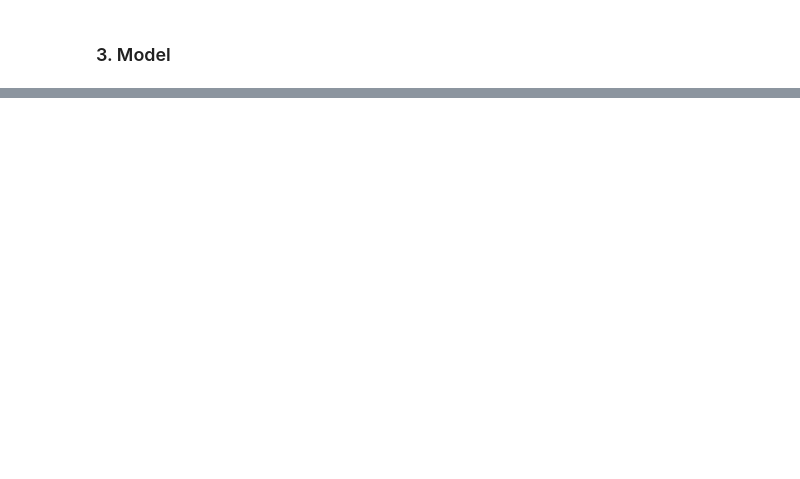
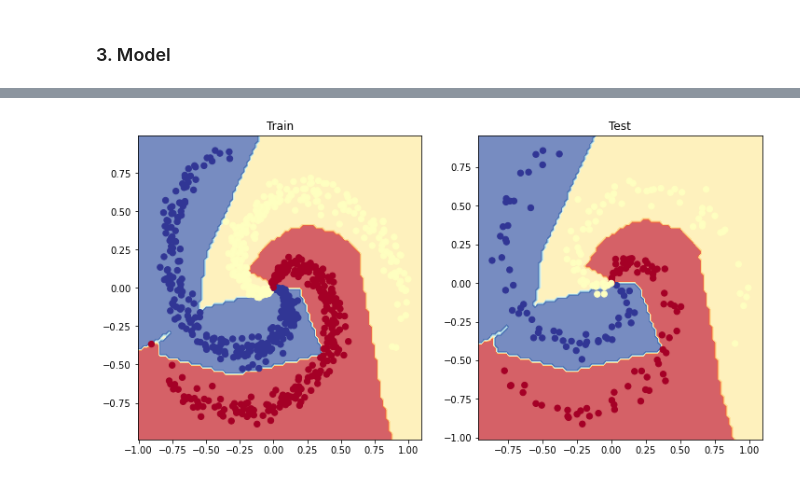
Before and after one commit to Harshnad/Miscellaneous_Tasks, a Jupyter notebook: Classification/Multiclass/Spirals_data.ipynb, the cells around one changed output, grey strips where cells are left out. Drawn from its saved outputs; the diff is of its cells as text; code cells hidden in the pictures; blank space fills up the shorter version.

Commit message:
Updated Spirals_data

```diff
--- a/Classification/Multiclass/Spirals_data.ipynb
+++ b/Classification/Multiclass/Spirals_data.ipynb
@@ -52,4 +52,4 @@ X.shape, y.shape
 ### 2. Tensor and train rest split
 # %%
 X = torch.from_numpy(X).type(torch.float)
-y = torch.from_numpy(y).type(torch.float)
+y = torch.from_numpy(y).type(torch.LongTensor)
@@ -75,0 +69,19 @@ class SpiralModel(nn.Module):
+# %%
+NUM_CLASSES = 3
+NUM_FEATURES = 2
+# %%
+class SpiralModel(nn.Module):
+    def __init__(self, input_features, output_features, hidden_units=8) -> None:
+        super().__init__()
+        self.seq = nn.Sequential(
+            nn.Linear(in_features=input_features, out_features=hidden_units),
+            nn.ReLU(), # <- does our dataset require non-linear layers? (try uncommenting and see if the results change)
+            nn.Linear(in_features=hidden_units, out_features=hidden_units),
+            nn.ReLU(), # <- does our dataset require non-linear layers? (try uncommenting and see if the results change)
+            nn.Linear(in_features=hidden_units, out_features=output_features)
+        )
+
+    def forward(self, x):
+        return self.seq(x)
+model = SpiralModel(NUM_FEATURES, NUM_CLASSES).to(device)
+model
@@ -75,0 +98,4 @@ class SpiralModel(nn.Module):
+# %%
+loss_fn = nn.CrossEntropyLoss()
+optimizer = torch.optim.Adam(model.parameters(),
+                            lr=0.2)
@@ -75,0 +165,10 @@ class SpiralModel(nn.Module):
+# %%
+plt.figure(figsize=(12, 6))
+plt.subplot(1, 2, 1)
+plt.title("Train")
+plot_decision_boundary(model, X_train, y_train)
+plt.subplot(1, 2, 2)
+plt.title("Test")
+plot_decision_boundary(model, X_test, y_test)
+# %% [output]
+[figure, added]
```
Also changed, not shown: parts of 7 cells of this notebook.
